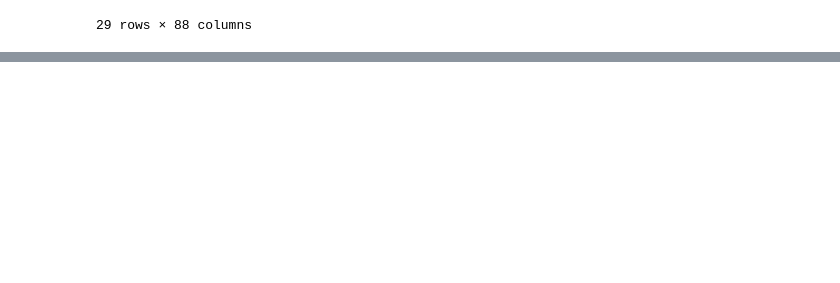
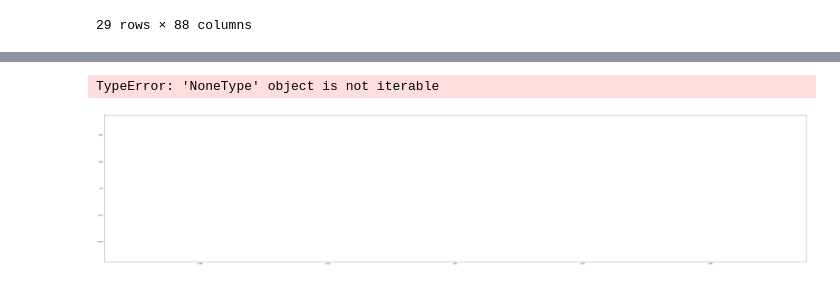
Before and after one commit to Afri-cola/Kschool-TFM, a Jupyter notebook: Inversion ES.ipynb, the cells around one changed output, grey strips where cells are left out. Drawn from its saved outputs; the diff is of its cells as text; code cells hidden in the pictures; blank space fills up the shorter version.

```diff
--- a/Inversion ES.ipynb
+++ b/Inversion ES.ipynb
@@ -45,3 +50,7 @@ df.drop(['variables'], axis=0)
 | 2019 | 2.55 | NaN | NaN | NaN | 1.5 | NaN | NaN | NaN | 42884.1 | 1454.16 | ... | ... |
 | 2020 | NaN | NaN | 3 | NaN | NaN | NaN | NaN | NaN | 54636.5 | NaN | ... | ... |
 29 rows × 88 columns
+# %%
+df = df[1:]
+new_header = df.iloc[0]
+df.columns = new_header
@@ -47,0 +88,6 @@ df.drop(['variables'], axis=0)
+# %%
+plt.figure(figsize=(70,15))
+sns.lineplot(data=df)
+# %% [output]
+TypeError: 'NoneType' object is not iterable
+[figure, added]
```
Also changed, not shown: parts of 17 cells of this notebook.
